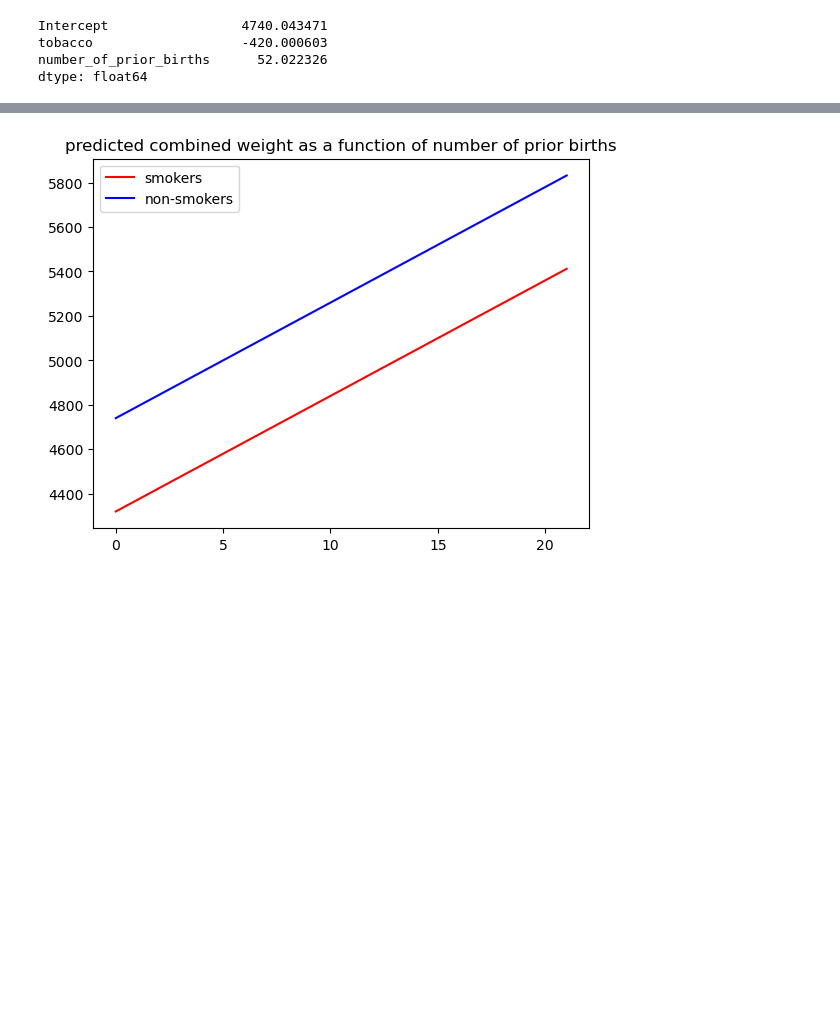
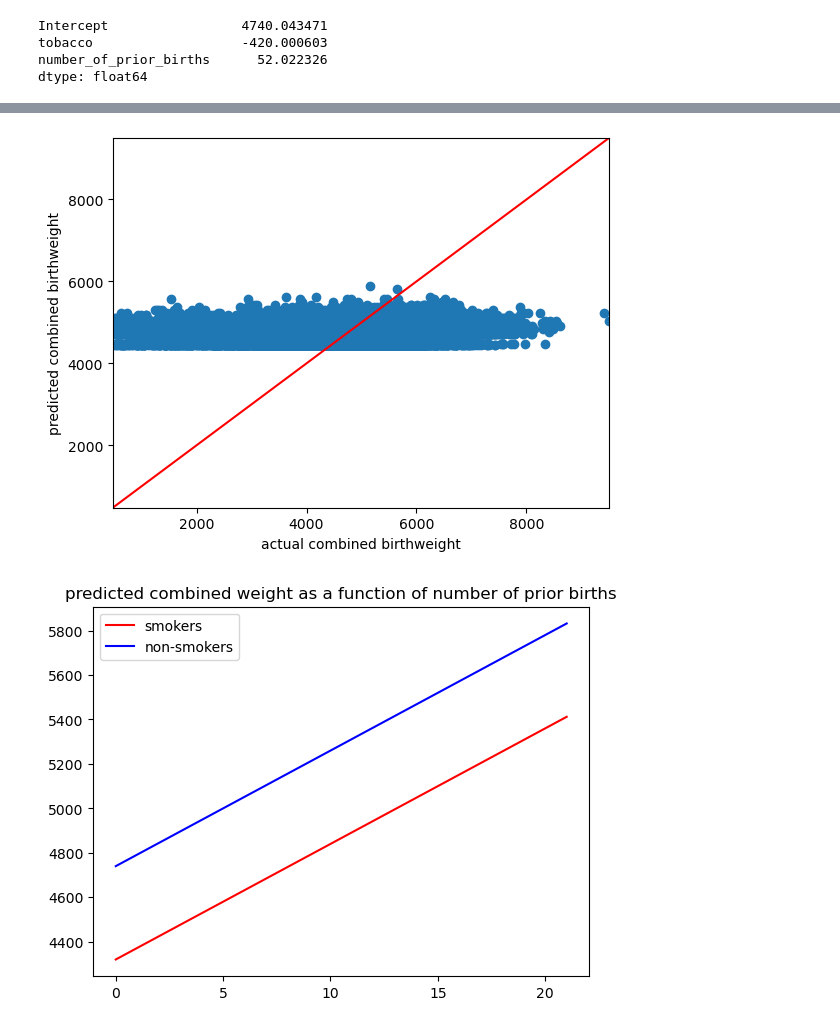
Before and after one commit to project-palooza/causal_inference, a Jupyter notebook: notebooks/interactions2.ipynb, the cells around one changed output, grey strips where cells are left out. Cells and saved outputs as stored; diff of their text form; code cells hidden in the pictures; blank space fills up the shorter version.

```diff
--- a/notebooks/interactions2.ipynb
+++ b/notebooks/interactions2.ipynb
@@ -118,3 +125,17 @@ dtype: float64
+# %%
+weight_min = df.loc[~df['tobacco'].isna(),'combined_weight'].min()
+weight_max = df.loc[~df['tobacco'].isna(),'combined_weight'].max()
+
+plt.figure()
+plt.scatter(df.loc[~df['tobacco'].isna(),'combined_weight'],result.fittedvalues)
+plt.plot(np.arange(weight_min,weight_max),np.arange(weight_min,weight_max),c="red")
+plt.xlim(weight_min,weight_max)
+plt.ylim(weight_min,weight_max)
+plt.xlabel("actual combined birthweight")
+plt.ylabel("predicted combined birthweight")
+plt.show()
+# %% [output]
+[figure, added]
 # %%
 # predicted y = intercept + weight_for_x1*x1 + weight_for_x2*x2
 
```
Also changed, not shown: parts of 4 cells of this notebook, 2 other files.
